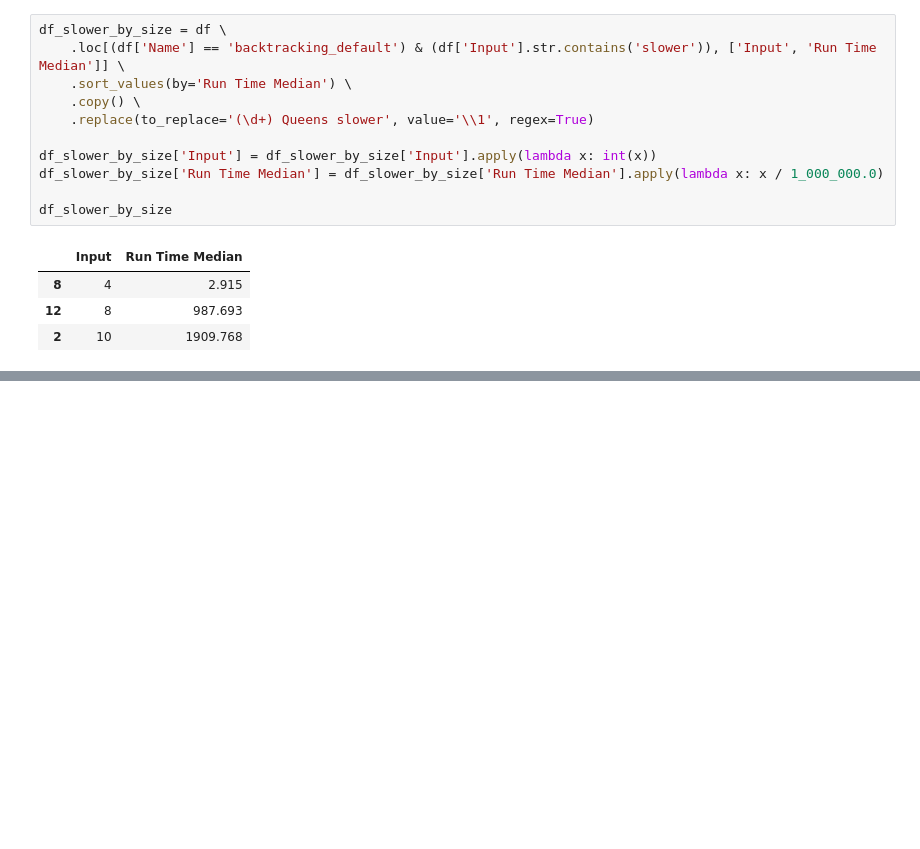
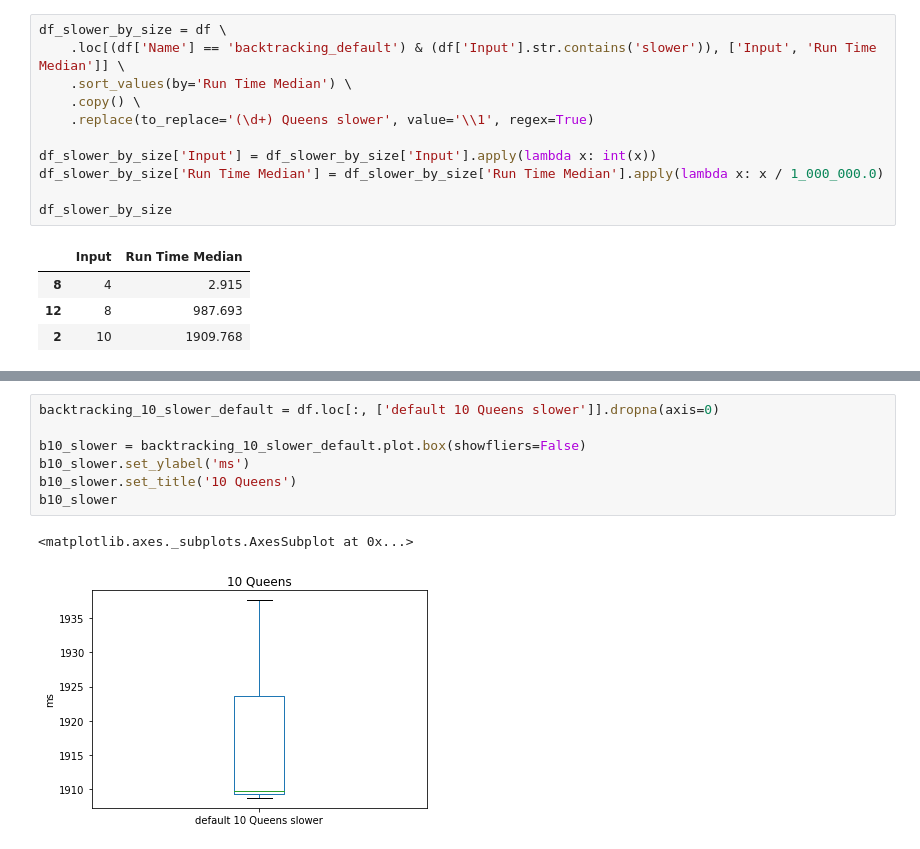
Before and after one commit to Lakret/csp, a Jupyter notebook: benchmarks.ipynb, the cells around one changed output, grey strips where cells are left out. Drawn from its saved outputs; the diff is of its cells as text; blank space fills up the shorter version.

```diff
--- a/benchmarks.ipynb
+++ b/benchmarks.ipynb
@@ -80,0 +137,10 @@ df_optimal_vs_slower_by_size.plot.bar()
+# %%
+backtracking_10_slower_default = df.loc[:, ['default 10 Queens slower']].dropna(axis=0)
+
+b10_slower = backtracking_10_slower_default.plot.box(showfliers=False)
+b10_slower.set_ylabel('ms')
+b10_slower.set_title('10 Queens')
+b10_slower
+# %% [output]
+<matplotlib.axes._subplots.AxesSubplot at 0x...>
+[figure, added]
```
Also changed, not shown: parts of 7 cells of this notebook.
